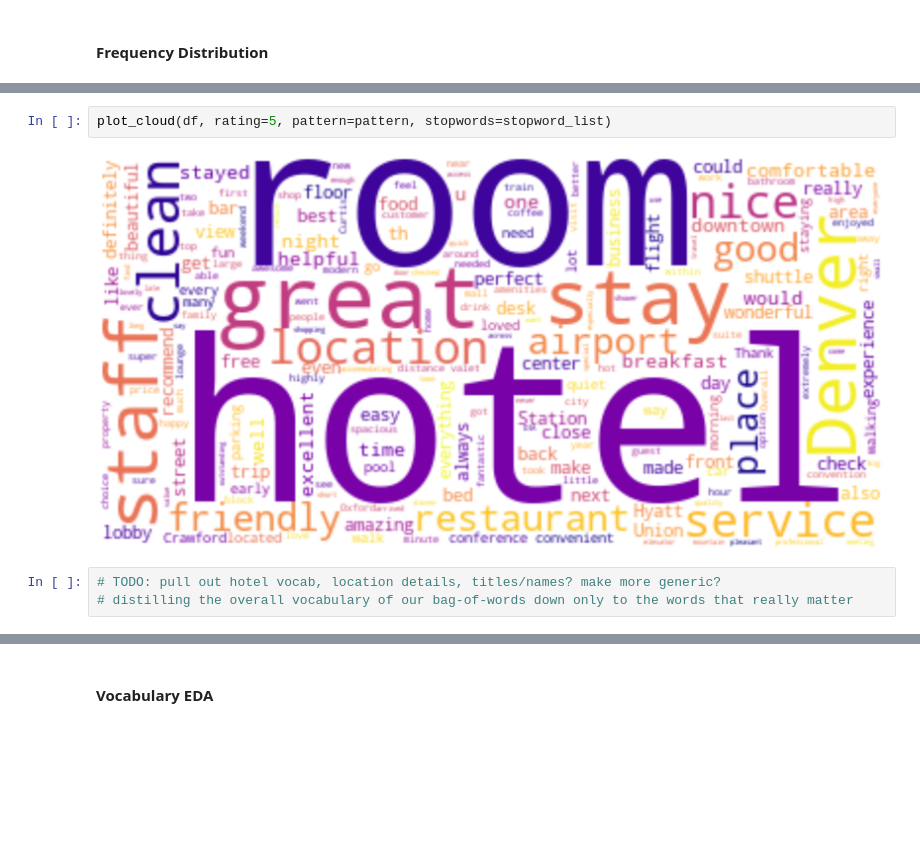
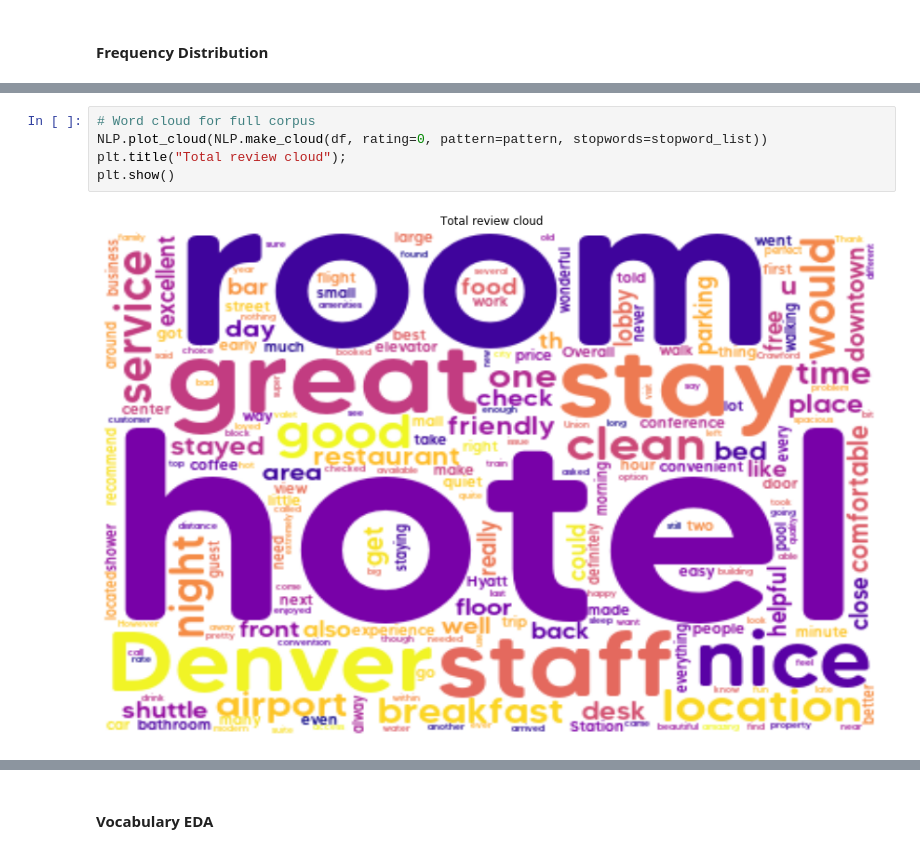
Before and after one commit to anna-dang/mod05-capstone-NLP, a Jupyter notebook: NLP_and_modeling.ipynb, the cells around one changed output, grey strips where cells are left out. Drawn from its saved outputs; the diff is of its cells as text; blank space fills up the shorter version.

```diff
--- a/NLP_and_modeling.ipynb
+++ b/NLP_and_modeling.ipynb
@@ -381,7 +396,7 @@ plot_cloud(test, rating=1, pattern=pattern, stopwords=stopword_list)
-# %%
-plot_cloud(df, rating=5, pattern=pattern, stopwords=stopword_list)
-# %% [output]
-[figure, removed]
-# %%
-# TODO: pull out hotel vocab, location details, titles/names? make more generic?
-# distilling the overall vocabulary of our bag-of-words down only to the words that really matter
+# %%
+# Word cloud for full corpus
+NLP.plot_cloud(NLP.make_cloud(df, rating=0, pattern=pattern, stopwords=stopword_list))
+plt.title("Total review cloud");
+plt.show()
+# %% [output]
+[figure, added]
```
Also changed, not shown: parts of 21 cells of this notebook, 1 other file.
